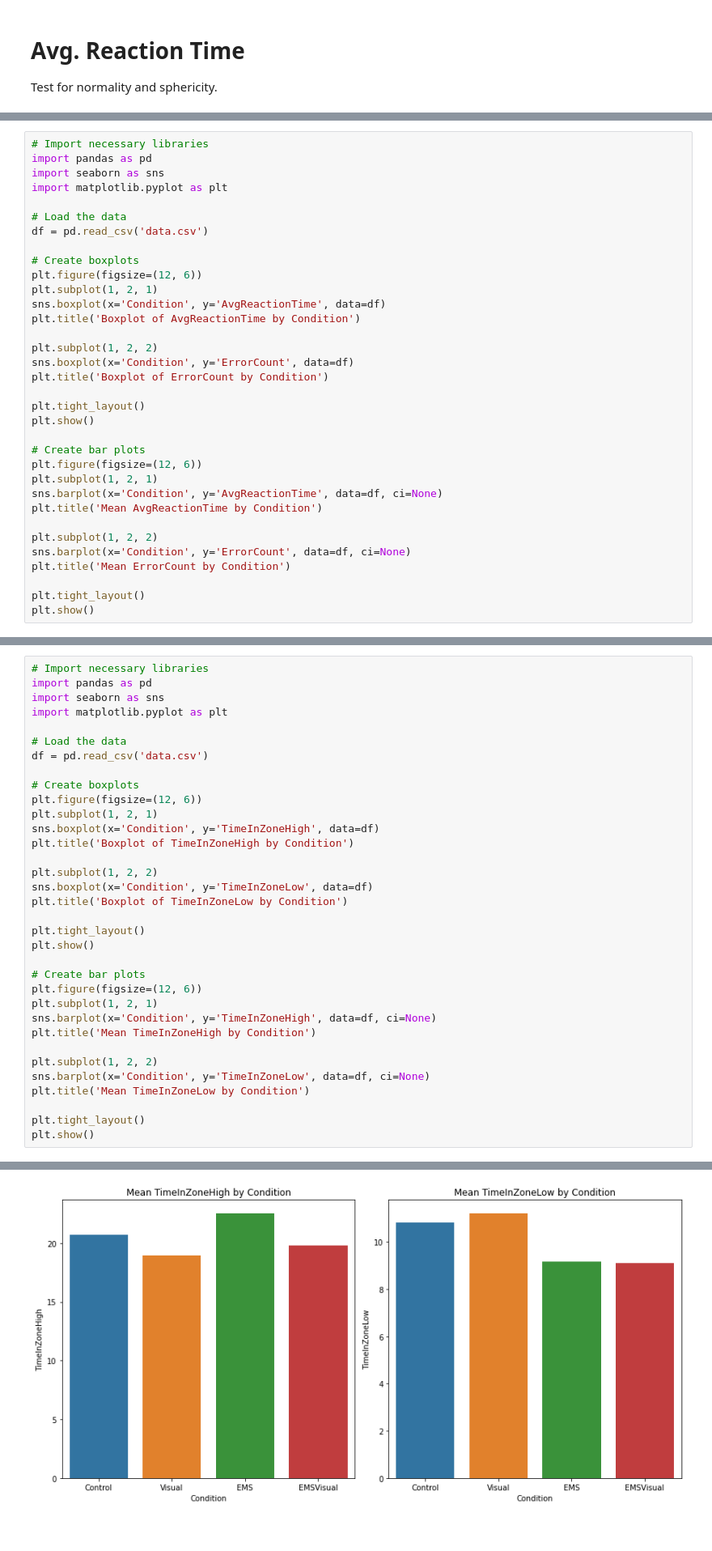
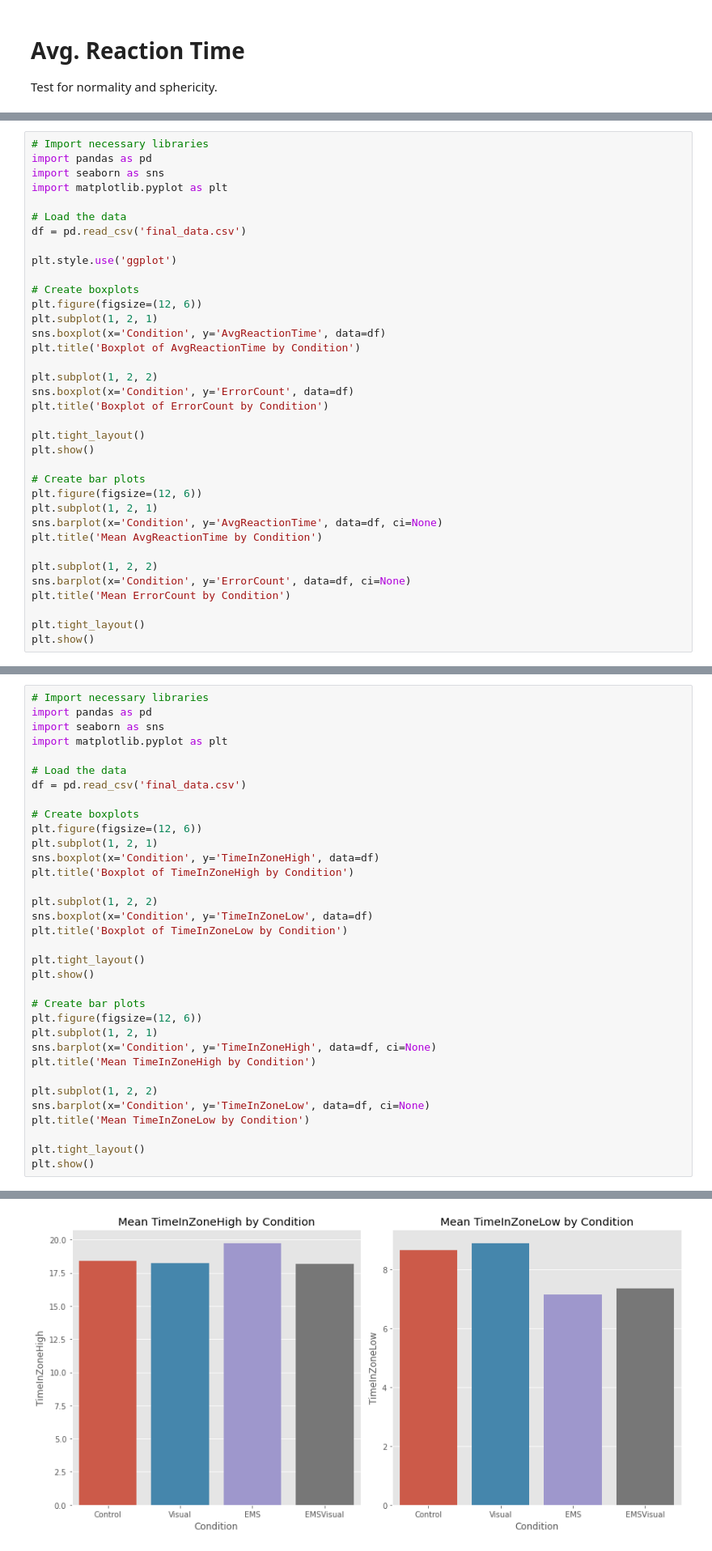
Before and after one commit to Trojan13/ma-ems, a Jupyter notebook: study/main.ipynb, the cells around one changed output, grey strips where cells are left out. Shown at 81% size. Drawn from its saved outputs; the diff is of its cells as text.

```diff
--- a/study/main.ipynb
+++ b/study/main.ipynb
@@ -254,7 +250,9 @@ import seaborn as sns
 import matplotlib.pyplot as plt
 
 # Load the data
-df = pd.read_csv('data.csv')
+df = pd.read_csv('final_data.csv')
+
+plt.style.use('ggplot')
 
 # Create boxplots
 plt.figure(figsize=(12, 6))
@@ -291,7 +289,7 @@ import seaborn as sns
 import matplotlib.pyplot as plt
 
 # Load the data
-df = pd.read_csv('data.csv')
+df = pd.read_csv('final_data.csv')
 
 # Create boxplots
 plt.figure(figsize=(12, 6))
@@ -323,4 +321,4 @@ plt.show()
-[figure, old version]
+[figure, new version]
 # %%
 # Import necessary libraries
 from statsmodels.stats.multicomp import pairwise_tukeyhsd
```
Also changed, not shown: parts of 10 cells of this notebook, 17 other files.
